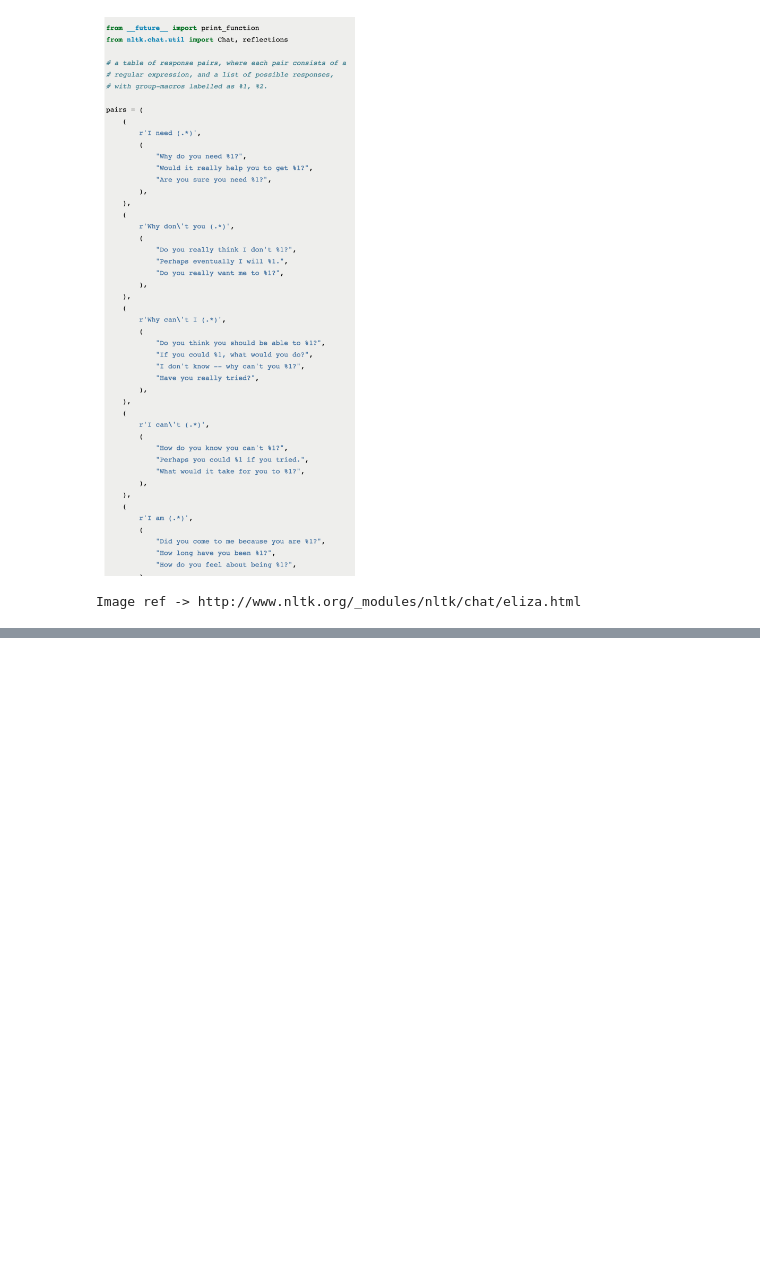
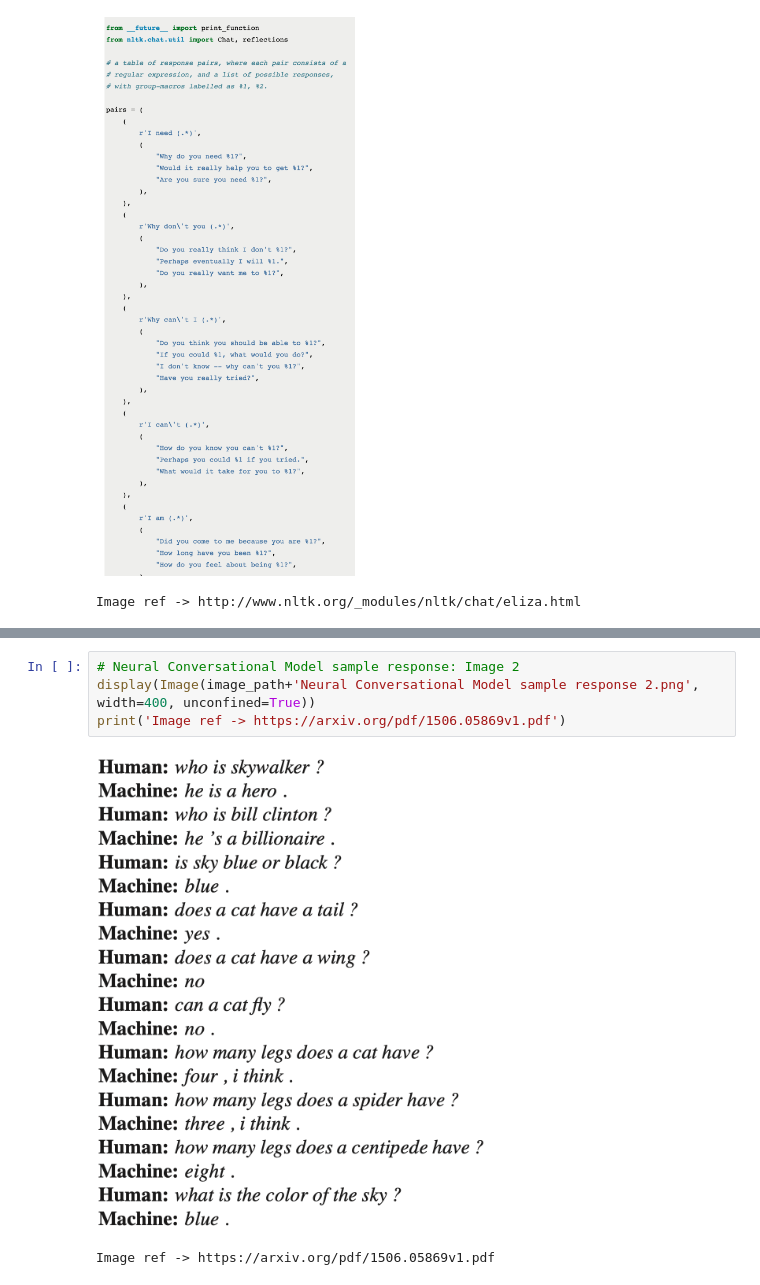
Before and after one commit to ylee9107/Chatbot_LSTM, a Jupyter notebook: ML App to Build a Chatbot.ipynb, the cells around one changed output, grey strips where cells are left out. Drawn from its saved outputs; the diff is of its cells as text; blank space fills up the shorter version.

```diff
--- a/ML App to Build a Chatbot.ipynb
+++ b/ML App to Build a Chatbot.ipynb
@@ -65,0 +73,7 @@ Source: https://arxiv.org/pdf/1506.05869v1.pdf
+# %%
+# Neural Conversational Model sample response: Image 2
+display(Image(image_path+'Neural Conversational Model sample response 2.png', width=400, unconfined=True))
+print('Image ref -> https://arxiv.org/pdf/1506.05869v1.pdf')
+# %% [output]
+[figure, added]
+Image ref -> https://arxiv.org/pdf/1506.05869v1.pdf
```
Also changed, not shown: parts of 3 cells of this notebook.
